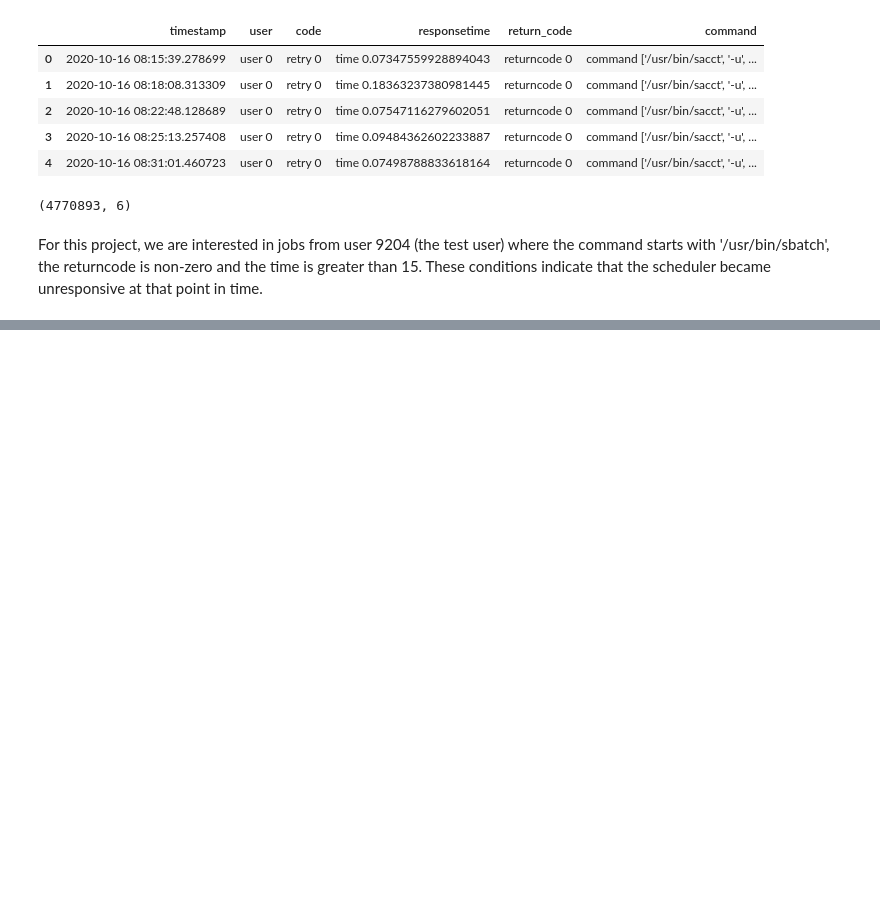
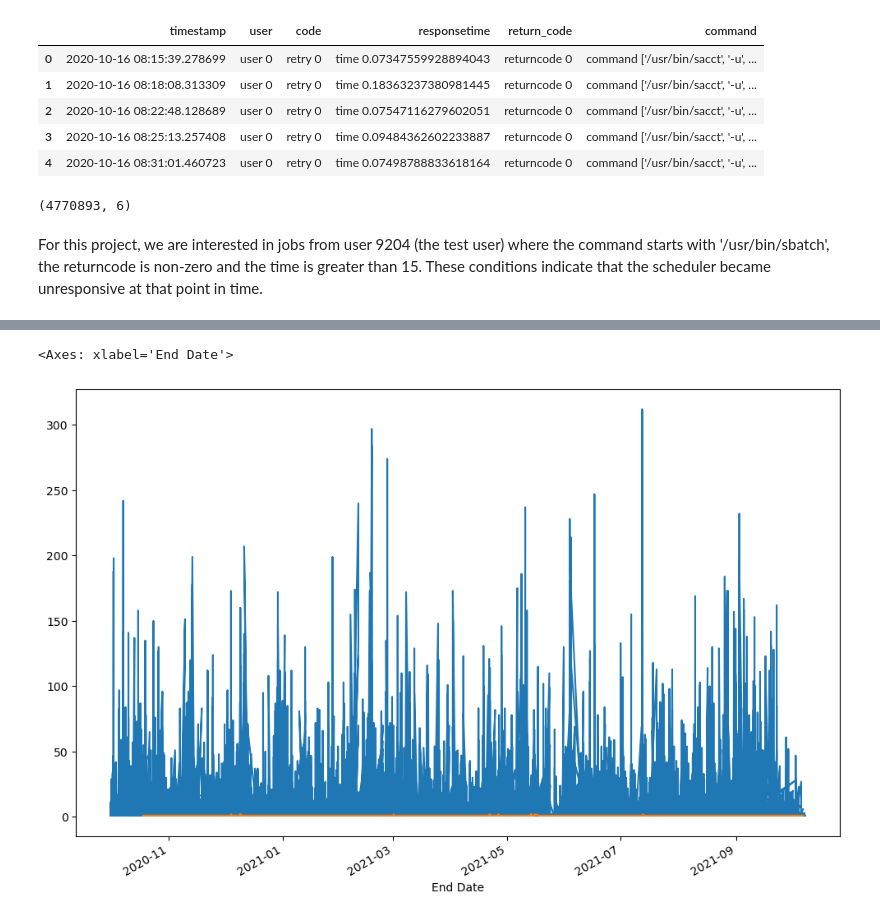
Before and after one commit to nss-data-science-cohort-8/accre-mashed-potatoes, a Jupyter notebook: notebooks/accre_maria.ipynb, the cells around one changed output, grey strips where cells are left out. Cells and saved outputs as stored; diff of their text form; code cells hidden in the pictures; blank space fills up the shorter version.

Commit message:
12/05; merged all dfs, plotted some data

```diff
--- a/notebooks/accre_maria.ipynb
+++ b/notebooks/accre_maria.ipynb
@@ -664,0 +826,3 @@ ce6_user9204['responsetime']
+# %%
+ce6_all_user_batch = ce6_all_user[ce6_all_user['command'].str.contains("sbatch")]
+ce6_all_user_batch
@@ -665,2 +843,5 @@ ce6_user9204['responsetime']
 # %%
-ce6_user9204_test = ce6_user9204.loc[(ce6_user9204['responsetime'] >= 15)].reset_index()
+ce6_all_user_test = ce6_all_user_batch.loc[(ce6_all_user_batch['responsetime'] >= 15)]
+# %%
+ce6_all_user_test['timestamp'] = pd.to_datetime(ce6_all_user_test['timestamp']).apply(lambda x: x.replace(microsecond=0))
+ce6_all_user_test['timestamp']
@@ -677,3 +905,6 @@ jobs_completed['END'].value_counts(sort=False).plot(kind='line', xlabel='End Dat
 jobs_completed['END'].value_counts().loc[lambda x : x >= 200].sort_index()
 # %%
 ce6_user9204_test['timestamp'].value_counts(sort=False).loc[lambda x: x >=15]
+# %%
+ce_merged = pd.merge(ce5_all_user_test, ce6_all_user_test, how = 'outer')
+ce_merged
@@ -679,0 +925,7 @@ ce6_user9204_test['timestamp'].value_counts(sort=False).loc[lambda x: x >=15]
+# %%
+plt.figure(figsize = (12,8))
+jobs_completed['END'].value_counts(sort=False).plot(kind='line', xlabel='End Date')
+ce_merged['timestamp'].value_counts(sort=False).plot(kind='line', xlabel='End Date')
+# %% [output]
+<Axes: xlabel='End Date'>
+[figure, added]
```
Also changed, not shown: parts of 44 cells of this notebook.
